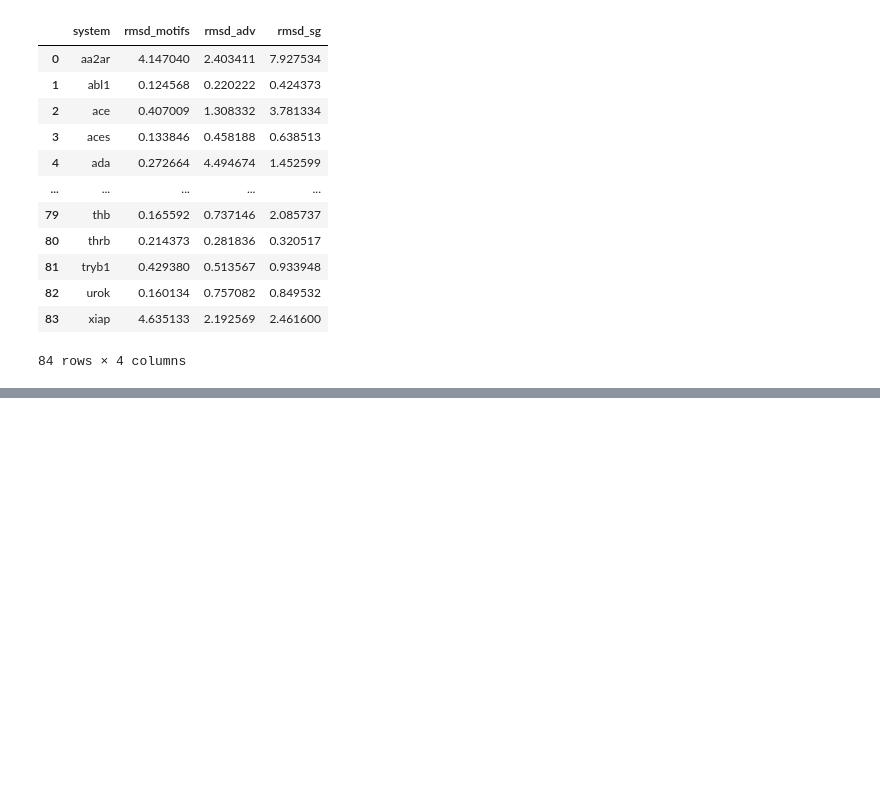
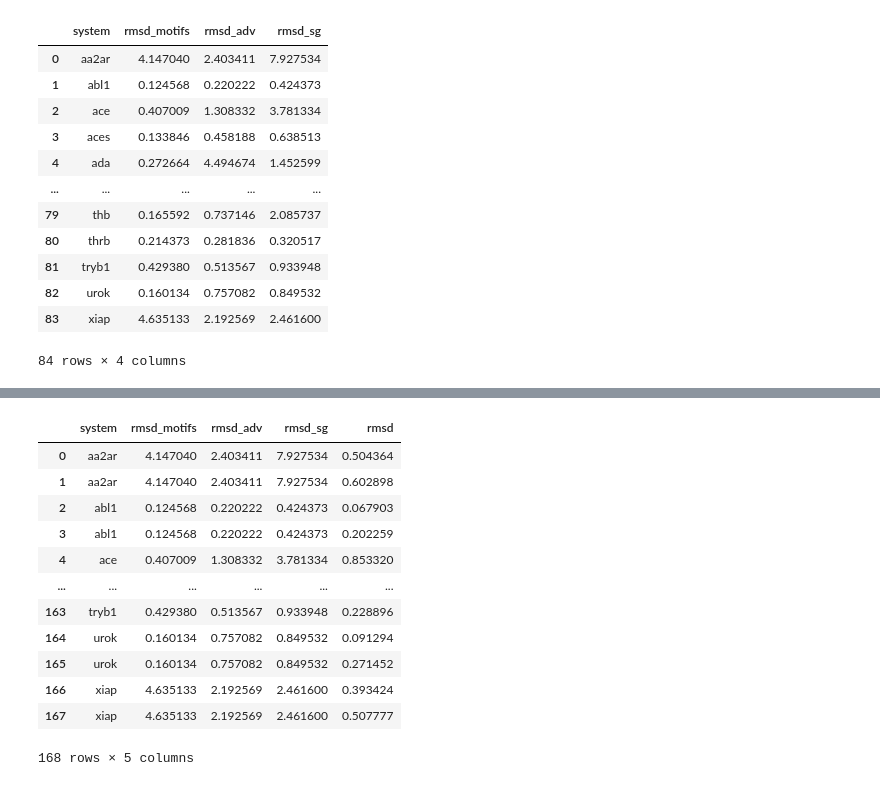
Before and after one commit to toadlover/thyme_lab_internship_2024, a Jupyter notebook: jupyter_notebooks/all_software_comparison.ipynb, the cells around one changed output, grey strips where cells are left out. Drawn from its saved outputs; the diff is of its cells as text; code cells hidden in the pictures; blank space fills up the shorter version.

```diff
--- a/jupyter_notebooks/all_software_comparison.ipynb
+++ b/jupyter_notebooks/all_software_comparison.ipynb
@@ -193,3 +193,7 @@ merged_df
 | 82 | urok | 0.160134 | 0.757082 | 0.849532 |
 | 83 | xiap | 4.635133 | 2.192569 | 2.461600 |
 84 rows × 4 columns
+# %%
+#read in the Dock 3.7 data
+dock_df = pd.read_csv("../dock6/output_files/dock6_best_rmsds.csv")
+dock_df
@@ -195,0 +232,18 @@ merged_df
+# %%
+#Inner join of motifs and dock dataframes for plotting purposes; followed with test print
+merged_df = pd.merge(merged_df, dock_df, on='system', how='inner')
+merged_df
+# %% [output]
+|  | system | rmsd_motifs | rmsd_adv | rmsd_sg | rmsd |
+| 0 | aa2ar | 4.147040 | 2.403411 | 7.927534 | 0.504364 |
+| 1 | aa2ar | 4.147040 | 2.403411 | 7.927534 | 0.602898 |
+| 2 | abl1 | 0.124568 | 0.220222 | 0.424373 | 0.067903 |
+| 3 | abl1 | 0.124568 | 0.220222 | 0.424373 | 0.202259 |
+| 4 | ace | 0.407009 | 1.308332 | 3.781334 | 0.853320 |
+| ... | ... | ... | ... | ... | ... |
+| 163 | tryb1 | 0.429380 | 0.513567 | 0.933948 | 0.228896 |
+| 164 | urok | 0.160134 | 0.757082 | 0.849532 | 0.091294 |
+| 165 | urok | 0.160134 | 0.757082 | 0.849532 | 0.271452 |
+| 166 | xiap | 4.635133 | 2.192569 | 2.461600 | 0.393424 |
+| 167 | xiap | 4.635133 | 2.192569 | 2.461600 | 0.507777 |
+168 rows × 5 columns
```
Also changed, not shown: parts of 8 cells of this notebook, 2 other files.
